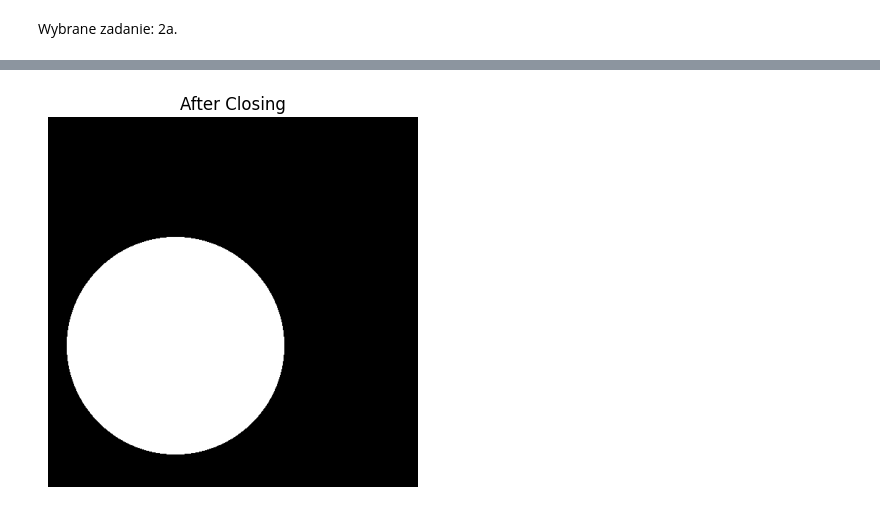
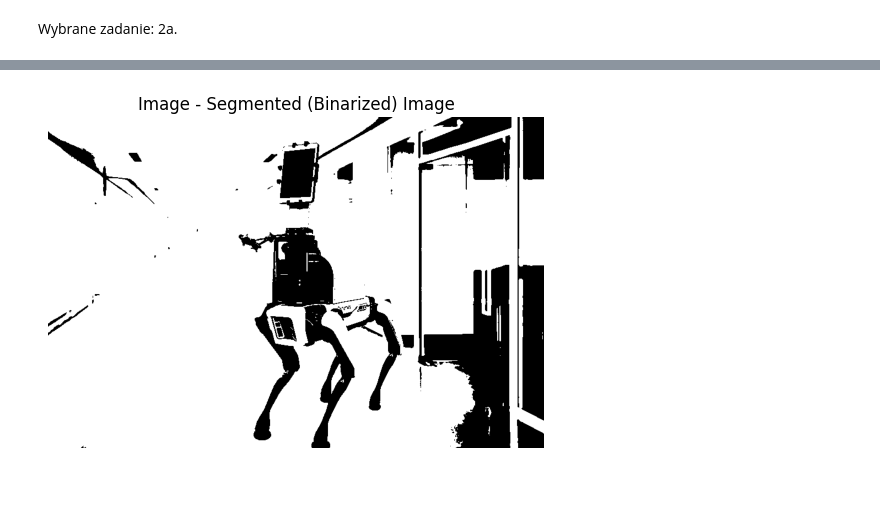
Before and after one commit to PsimonL/ImageProcessing, a Jupyter notebook: Lab6/main.ipynb, the cells around one changed output, grey strips where cells are left out. Saved outputs shown, nothing was run; the diff lists cells and outputs as text; code cells hidden in the pictures; blank space fills up the shorter version.

```diff
--- a/Lab6/main.ipynb
+++ b/Lab6/main.ipynb
@@ -135,6 +135,9 @@ Z dwóch poniższych zadań należy wybrać jedno 2a lub 2b:
 2b. Otrzymany po procesie segmentacji obraz binarny, zawiera liczne skupiska białych pikseli o niewielkiej powierzchni na tle tła (obszar czarnych pikseli). Wykonaj kolejno operację otwierania i domykania elementem strukturalnym o takich wymiarach, żeby pozbyć się skupisk białych pikseli o małej powierzchni (0.7pkt).
 # %% [markdown]
 Wybrane zadanie: 2a.
+# %%
+image_mit_robot_path = "images/mit_robot.jpg"
+image_mit_robot = cv2.imread(image_mit_robot_path, cv2.IMREAD_GRAYSCALE)
 # %%
 def binarize_image(gray_image, name):
     otsu_threshold, binary_image = cv2.threshold(gray_image, 0, 255, cv2.THRESH_BINARY + cv2.THRESH_OTSU)
@@ -176,6 +148,0 @@ morphological_operations(binary_image, 'opening', kernel_size=15)
-# %%
-
-# Apply closing (dilation followed by erosion)
-morphological_operations(binary_image, 'closing', kernel_size=15)
-# %% [output]
-[figure, removed]
@@ -181,0 +171,4 @@ morphological_operations(binary_image, 'closing', kernel_size=15)
+# %%
+binarized_mit_robot_image = binarize_image(image_mit_robot, 'Segmented (Binarized) Image')
+# %% [output]
+[figure, added]
```
Also changed, not shown: parts of 6 cells of this notebook.
